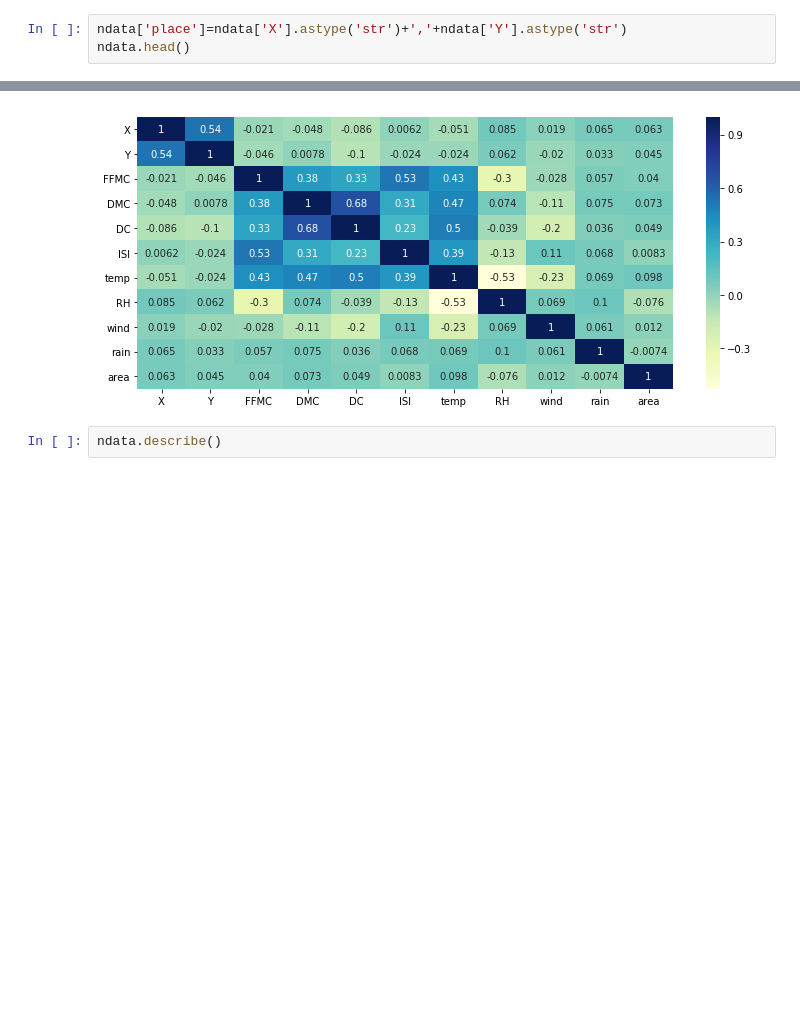
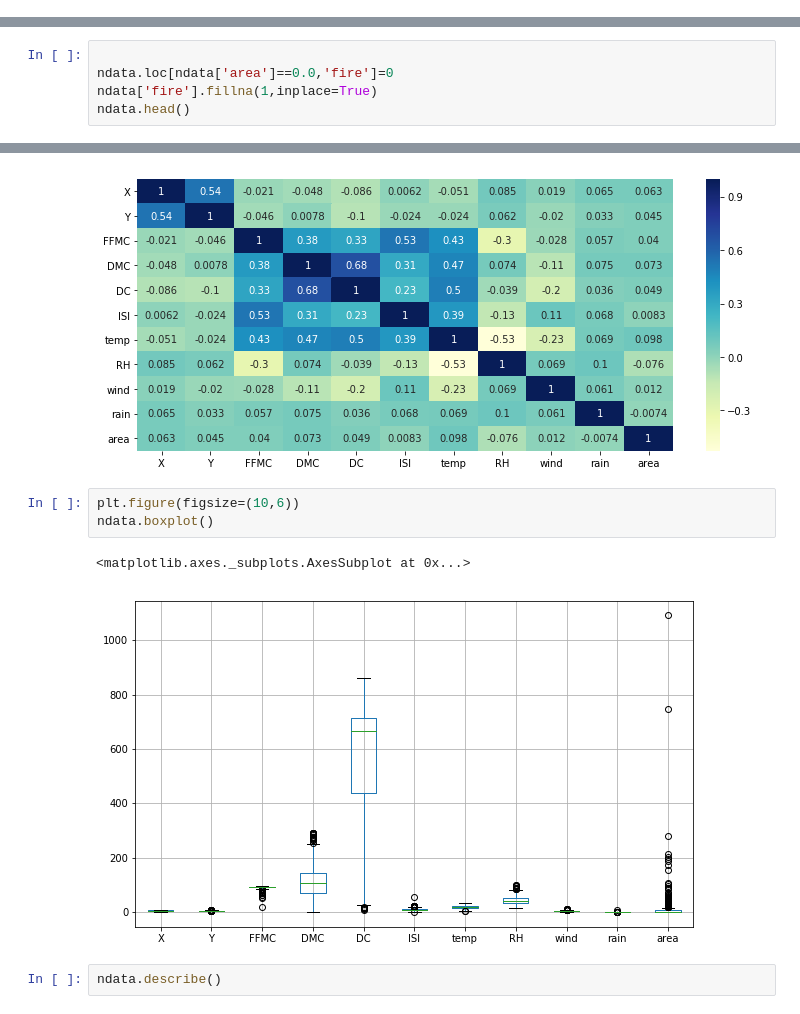
Before and after one commit to rishickesh/Data-science, a Jupyter notebook: forest.ipynb, the cells around one changed output, grey strips where cells are left out. Drawn from its saved outputs; the diff is of its cells as text; blank space fills up the shorter version.

```diff
--- a/forest.ipynb
+++ b/forest.ipynb
@@ -34,6 +34,3 @@ ndata.head(10)
 | 7 | 8 | 6 | aug | mon | 91.5 | 145.4 | 608.2 | 10.7 | 8.0 | 86 | 2.2 | ... |
 | 8 | 8 | 6 | sep | tue | 91.0 | 129.5 | 692.6 | 7.0 | 13.1 | 63 | 5.4 | ... |
 | 9 | 7 | 5 | sep | sat | 92.5 | 88.0 | 698.6 | 7.1 | 22.8 | 40 | 4.0 | ... |
-# %%
-ndata['place']=ndata['X'].astype('str')+','+ndata['Y'].astype('str')
-ndata.head()
@@ -46,0 +37,5 @@ ndata.head()
+# %%
+
+ndata.loc[ndata['area']==0.0,'fire']=0
+ndata['fire'].fillna(1,inplace=True)
+ndata.head()
@@ -69,6 +72,12 @@ fig, ax = plt.subplots(figsize=(12,5))
 sns.heatmap(ndata.corr(),annot = True,cmap="YlGnBu");
 # %% [output]
 [figure]
+# %%
+plt.figure(figsize=(10,6))
+ndata.boxplot()
+# %% [output]
+<matplotlib.axes._subplots.AxesSubplot at 0x...>
+[figure, added]
 # %%
 ndata.describe()
 # %% [output]
```
Also changed, not shown: parts of 25 cells of this notebook.
